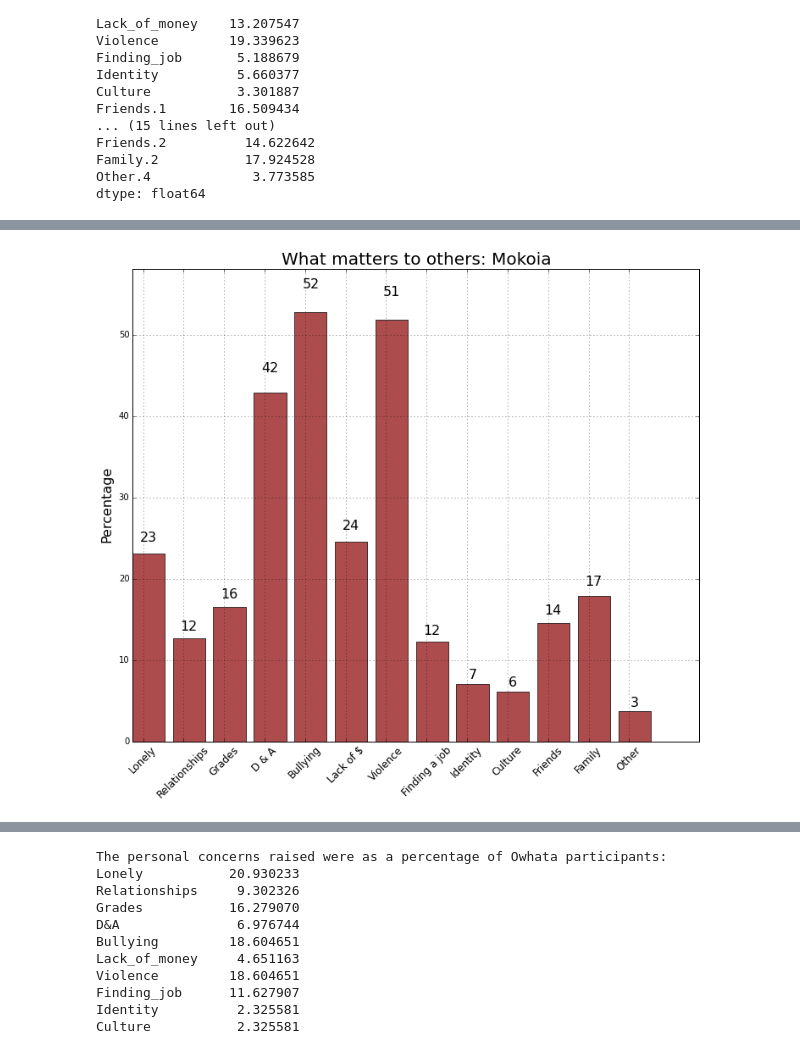
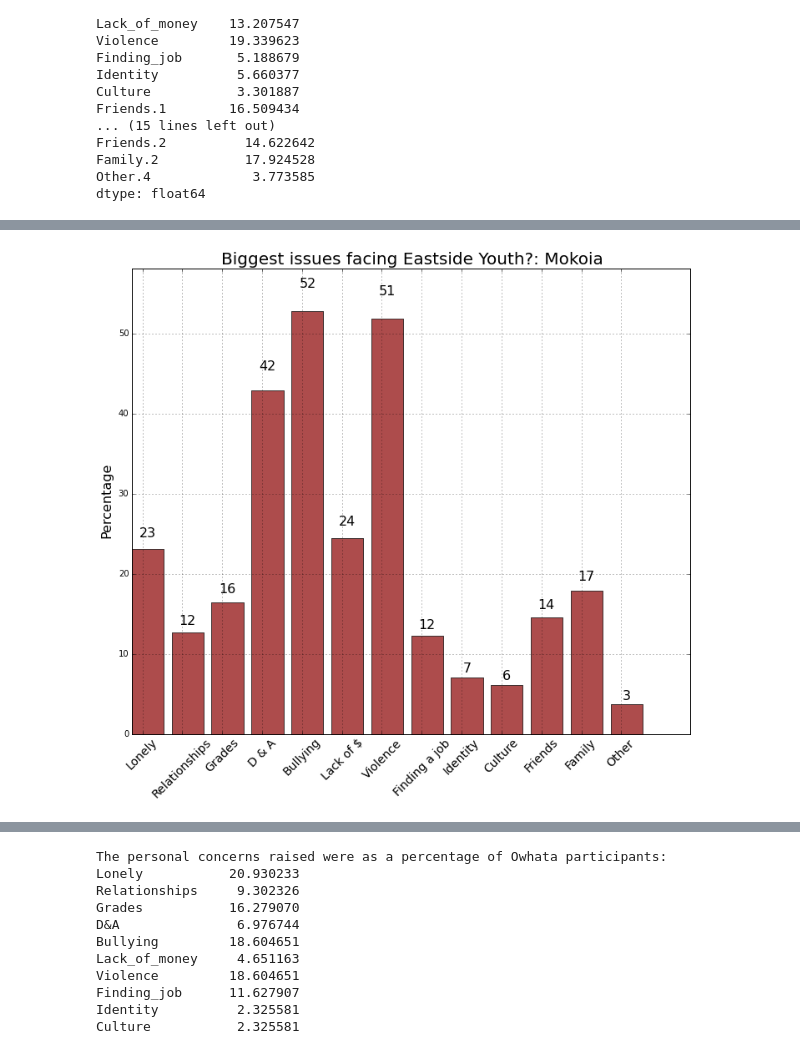
Before and after one commit to hillbs/Differential-Equations-and-Linear-Algebra, a Jupyter notebook: Youth_survey_git.ipynb, the cells around one changed output, grey strips where cells are left out. Cells and saved outputs as stored; diff of their text form; code cells hidden in the pictures.

```diff
--- a/Youth_survey_git.ipynb
+++ b/Youth_survey_git.ipynb
@@ -53,7 +53,7 @@ def Make_bar(A,B,C,Header, Y_label,color='purple',alpha=.7):
     ax.set_xticks(ind+width/3)
     ax.set_fontsize=16
     xtickNames = ax.set_xticklabels(C)
-    plt.setp(xtickNames, rotation=45, fontsize=12)
+    plt.setp(xtickNames, rotation=45, fontsize=14)
     ymax = np.max(B)*1.1
     plt.ylim(ymax=ymax)
     def autolabel(rects):
@@ -742,8 +742,8 @@ Make_bar(Concerns8.count(),Concerns8.values[0:Concerns8.count()],Concerns_list,
 # %%
 Make_bar(Concerns9.count(),Concerns9.values[0:Concerns9.count()],Concerns_list,
-         'What matters to others: Mokoia','Percentage',color='darkred')
+         'Biggest issues facing Eastside Youth?: Mokoia','Percentage',color='darkred')
 # %% [output]
-[figure, old version]
+[figure, new version]
 # %%
 #Concerns_diff.plot(kind='bar')
 Make_bar(Concerns_diff.count(),Concerns_diff.values[0:Concerns_diff.count()],Concerns_diff.keys(),
```
Also changed, not shown: parts of 40 cells of this notebook.
